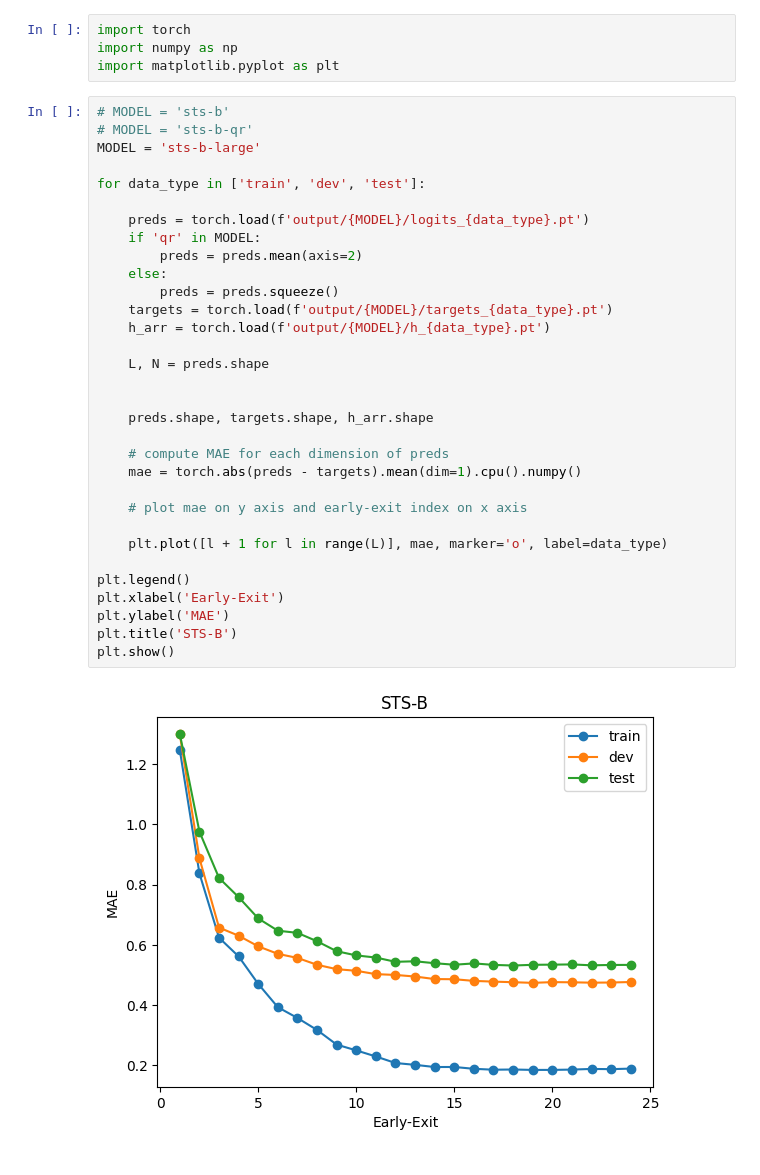
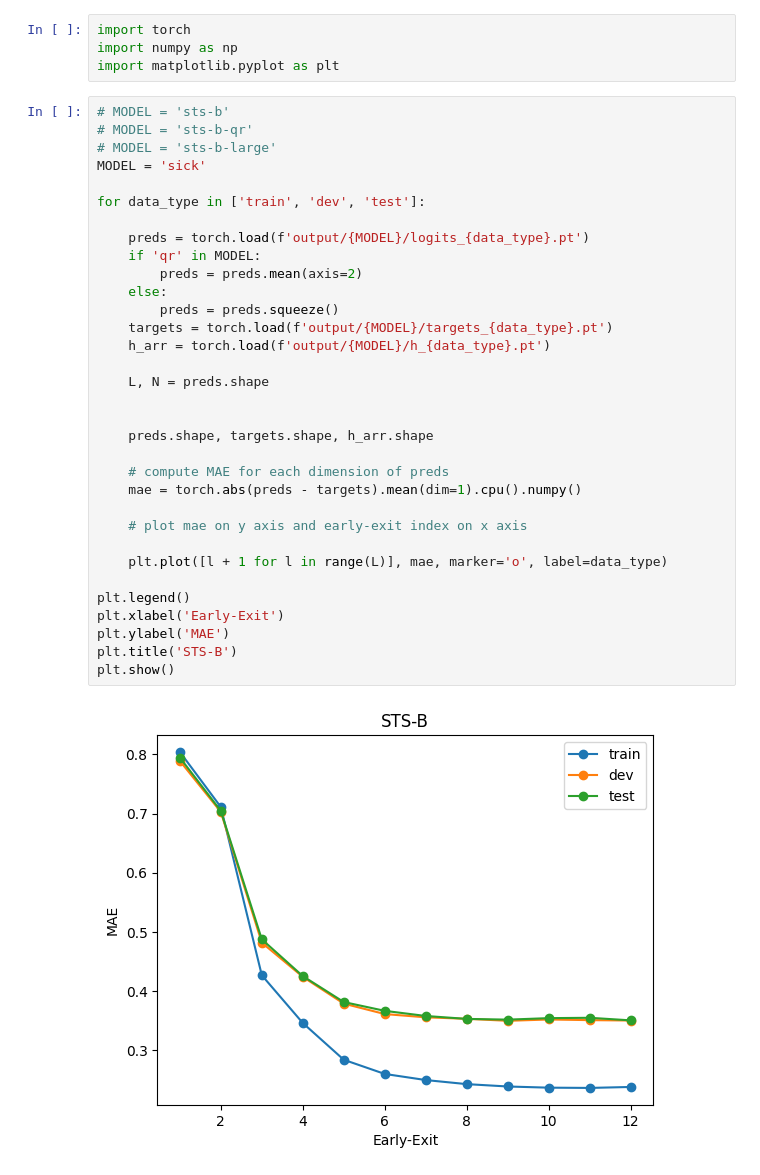
Before and after one commit to metodj/PABEE, a Jupyter notebook: sts-b.ipynb, the cells around one changed output. Cells and saved outputs as stored; diff of their text form.

Commit message:
SICK dataset

```diff
--- a/sts-b.ipynb
+++ b/sts-b.ipynb
@@ -5,34 +5,35 @@ import matplotlib.pyplot as plt
 # %%
 # MODEL = 'sts-b'
 # MODEL = 'sts-b-qr'
-MODEL = 'sts-b-large'
+# MODEL = 'sts-b-large'
+MODEL = 'sick'
 
 for data_type in ['train', 'dev', 'test']:
 
     preds = torch.load(f'output/{MODEL}/logits_{data_type}.pt')
     if 'qr' in MODEL:
         preds = preds.mean(axis=2)
     else:
         preds = preds.squeeze()
     targets = torch.load(f'output/{MODEL}/targets_{data_type}.pt')
     h_arr = torch.load(f'output/{MODEL}/h_{data_type}.pt')
 
     L, N = preds.shape
 
 
     preds.shape, targets.shape, h_arr.shape
 
     # compute MAE for each dimension of preds
     mae = torch.abs(preds - targets).mean(dim=1).cpu().numpy()
 
     # plot mae on y axis and early-exit index on x axis
 
     plt.plot([l + 1 for l in range(L)], mae, marker='o', label=data_type)
 
 plt.legend()
 plt.xlabel('Early-Exit')
 plt.ylabel('MAE')
 plt.title('STS-B')
 plt.show()
 # %% [output]
-[figure, old version]
+[figure, new version]
```
Also changed, not shown: 5 other files.
